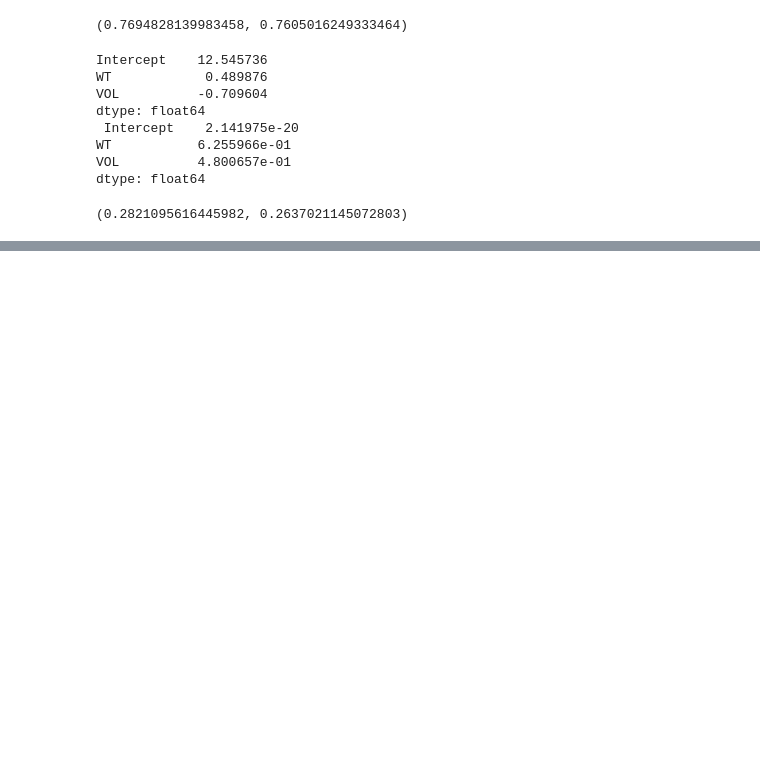
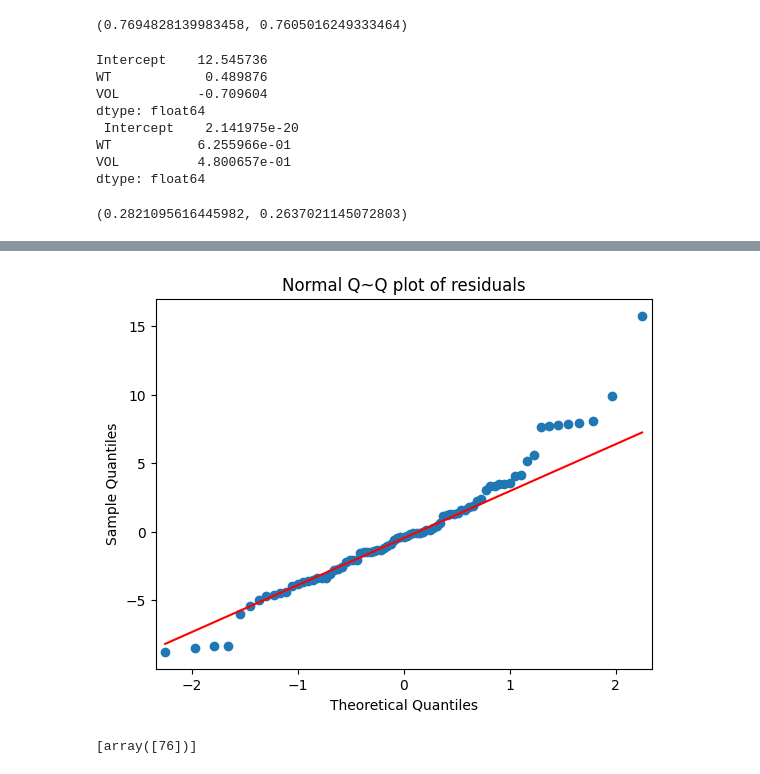
Before and after one commit to polugariteja/2311cs020531, a Jupyter notebook: Multi_Linear_Regression.ipynb, the cells around one changed output, grey strips where cells are left out. Cells and saved outputs as stored; diff of their text form; code cells hidden in the pictures; blank space fills up the shorter version.

```diff
--- a/Multi_Linear_Regression.ipynb
+++ b/Multi_Linear_Regression.ipynb
@@ -118,0 +140,14 @@ dtype: float64
+# %%
+import statsmodels.api as sm
+import matplotlib.pyplot as plt
+qqplot=sm.qqplot(model.resid,line='q')
+plt.title("Normal Q~Q plot of residuals")
+plt.show()
+# %% [output]
+[figure, added]
+# %%
+import numpy as np # Import the numpy library and assign it the alias 'np'
+
+list(np.where(model.resid > 10)) # Now you can use 'np' to access numpy functions
+# %% [output]
+[array([76])]
```
Also changed, not shown: parts of 9 cells of this notebook.
